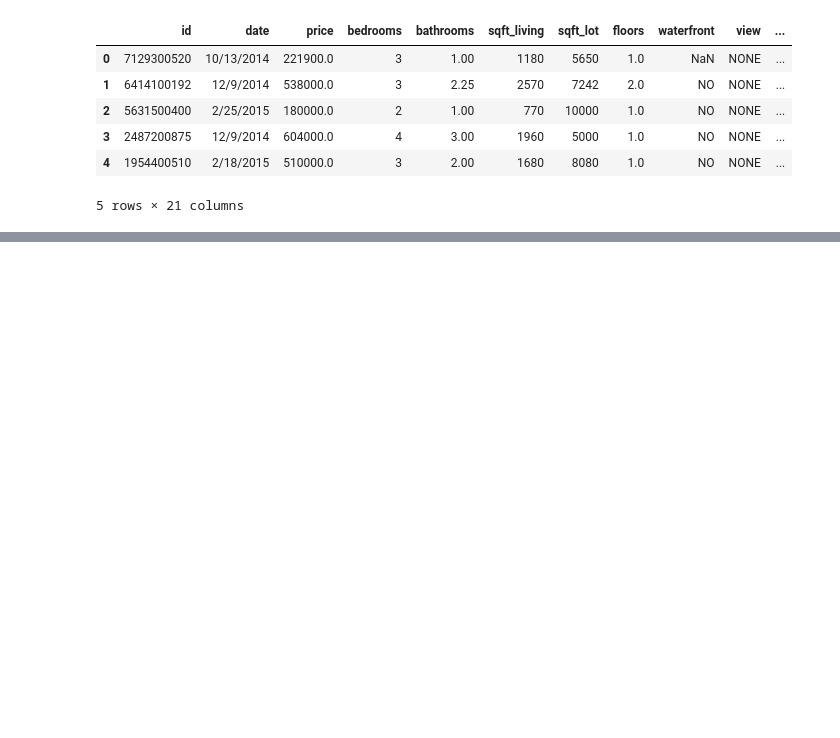
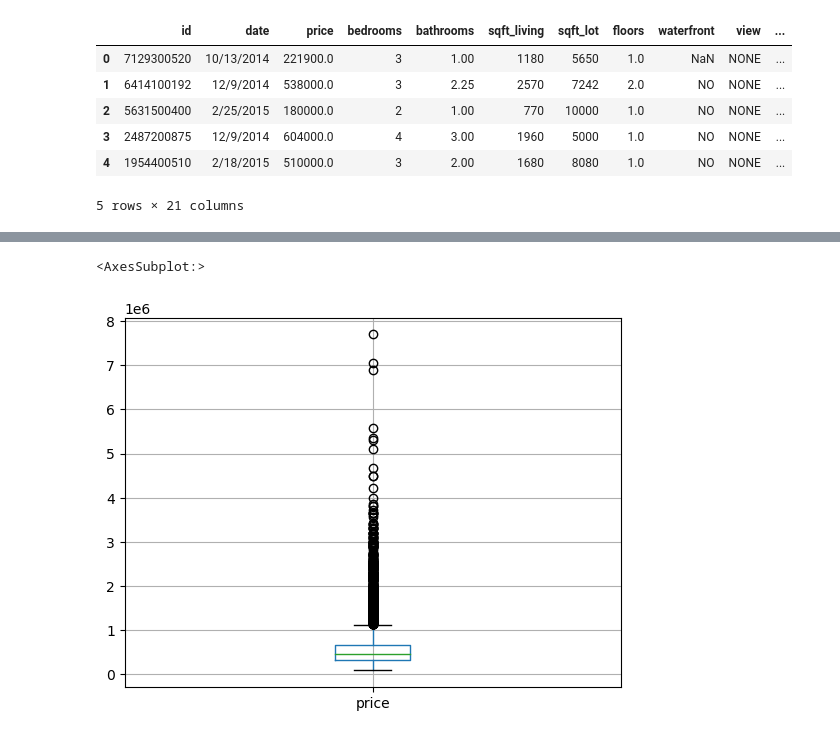
Before and after one commit to Lawez/phase-2-project-group, a Jupyter notebook: student.ipynb, the cells around one changed output, grey strips where cells are left out. Drawn from its saved outputs; the diff is of its cells as text; code cells hidden in the pictures; blank space fills up the shorter version.

```diff
--- a/student.ipynb
+++ b/student.ipynb
@@ -203,0 +248,6 @@ df['view'].isna().sum()
+# %%
+#### Price seems to be the most affected view on its own
+data.boxplot(column='price')
+# %% [output]
+<AxesSubplot:>
+[figure, added]
```
Also changed, not shown: parts of 42 cells of this notebook.
